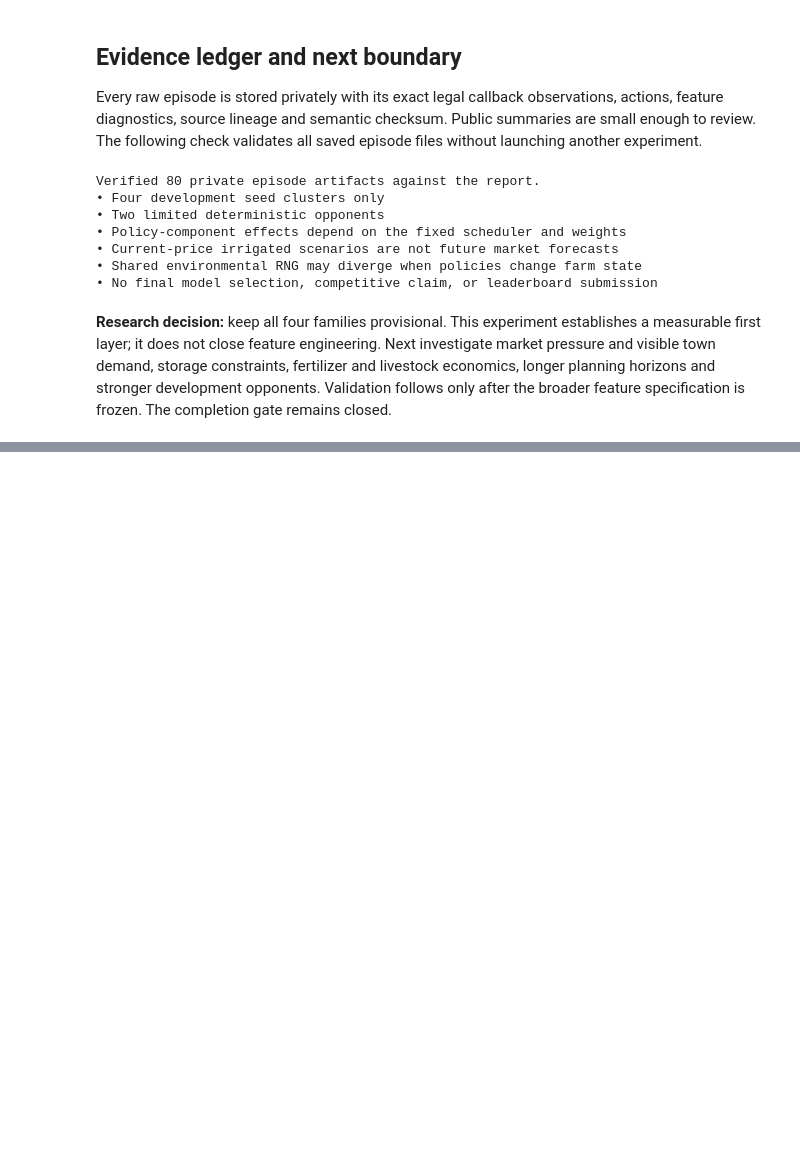
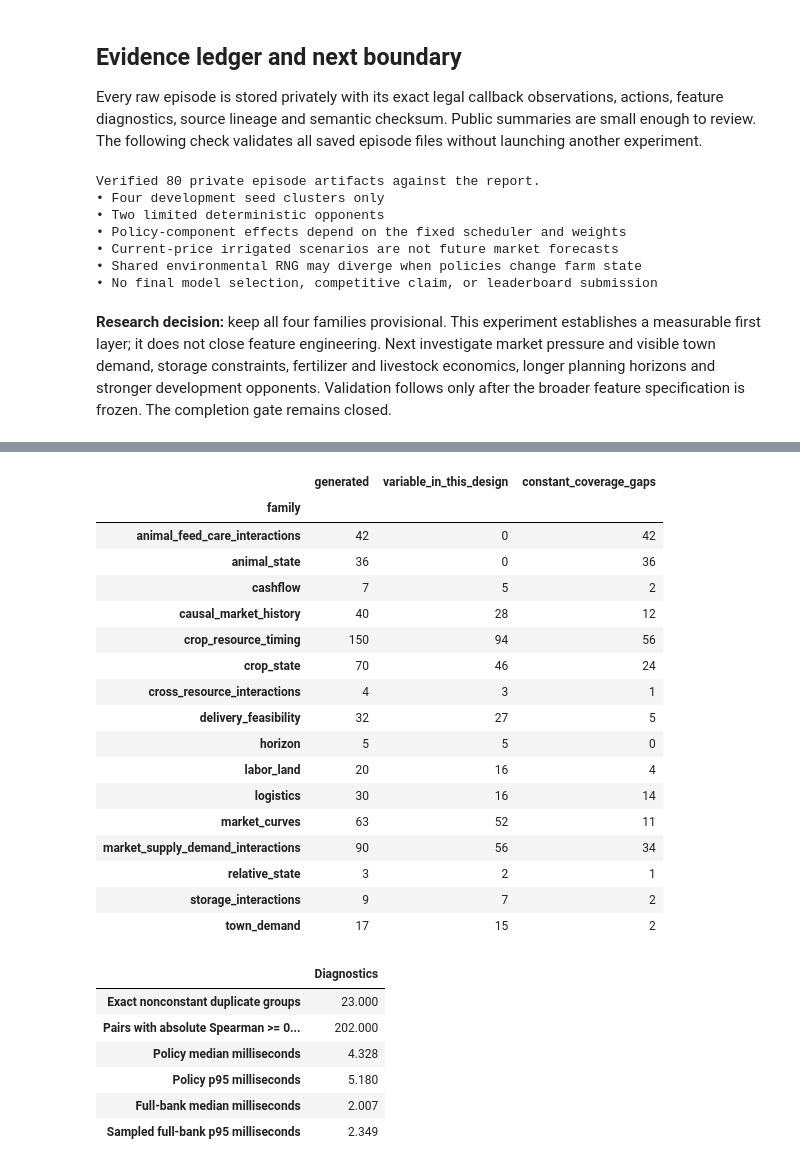
Before and after one commit to alvaromendizabal/kaggriculture, a Jupyter notebook: notebooks/02_feature_research.ipynb, the cells around one changed output, grey strips where cells are left out. Saved outputs shown, nothing was run; the diff lists cells and outputs as text; code cells hidden in the pictures; blank space fills up the shorter version.

```diff
--- a/notebooks/02_feature_research.ipynb
+++ b/notebooks/02_feature_research.ipynb
@@ -264,0 +454,56 @@ Verified 80 private episode artifacts against the report.
+# %%
+variable2 = registry2.assign(variable=lambda d: d.distinct_development_values > 1)
+coverage2 = variable2.groupby("family").agg(
+    generated=("feature", "size"), variable_in_this_design=("variable", "sum")
+)
+coverage2["constant_coverage_gaps"] = coverage2.generated - coverage2.variable_in_this_design
+display(coverage2)
+display(
+    pd.Series(
+        {
+            "Exact nonconstant duplicate groups": len(
+                relationships["screening"]["exact_duplicate_groups"]
+            ),
+            "Pairs with absolute Spearman >= 0.995": relationships["screening"][
+                "high_spearman_pairs"
+            ],
+            "Policy median milliseconds": relationships["policy_latency_ms"]["median"],
+            "Policy p95 milliseconds": relationships["policy_latency_ms"]["p95"],
+            "Full-bank median milliseconds": relationships["sampled_feature_bank_latency_ms"][
+                "median"
+            ],
+            "Sampled full-bank p95 milliseconds": relationships["sampled_feature_bank_latency_ms"][
+                "p95"
+            ],
+        },
+        name="Diagnostics",
+    )
+    .to_frame()
+    .round(3)
+)
+# %% [output]
+|  | generated | variable_in_this_design | constant_coverage_gaps |
+| family |  |  |  |
+| animal_feed_care_interactions | 42 | 0 | 42 |
+| animal_state | 36 | 0 | 36 |
+| cashflow | 7 | 5 | 2 |
+| causal_market_history | 40 | 28 | 12 |
+| crop_resource_timing | 150 | 94 | 56 |
+| crop_state | 70 | 46 | 24 |
+| cross_resource_interactions | 4 | 3 | 1 |
+| delivery_feasibility | 32 | 27 | 5 |
+| horizon | 5 | 5 | 0 |
+| labor_land | 20 | 16 | 4 |
+| logistics | 30 | 16 | 14 |
+| market_curves | 63 | 52 | 11 |
+| market_supply_demand_interactions | 90 | 56 | 34 |
+| relative_state | 3 | 2 | 1 |
+| storage_interactions | 9 | 7 | 2 |
+| town_demand | 17 | 15 | 2 |
+|  | Diagnostics |
+| Exact nonconstant duplicate groups | 23.000 |
+| Pairs with absolute Spearman >= 0... | 202.000 |
+| Policy median milliseconds | 4.328 |
+| Policy p95 milliseconds | 5.180 |
+| Full-bank median milliseconds | 2.007 |
+| Sampled full-bank p95 milliseconds | 2.349 |
```
Also changed, not shown: parts of 10 cells of this notebook, 25 other files.
